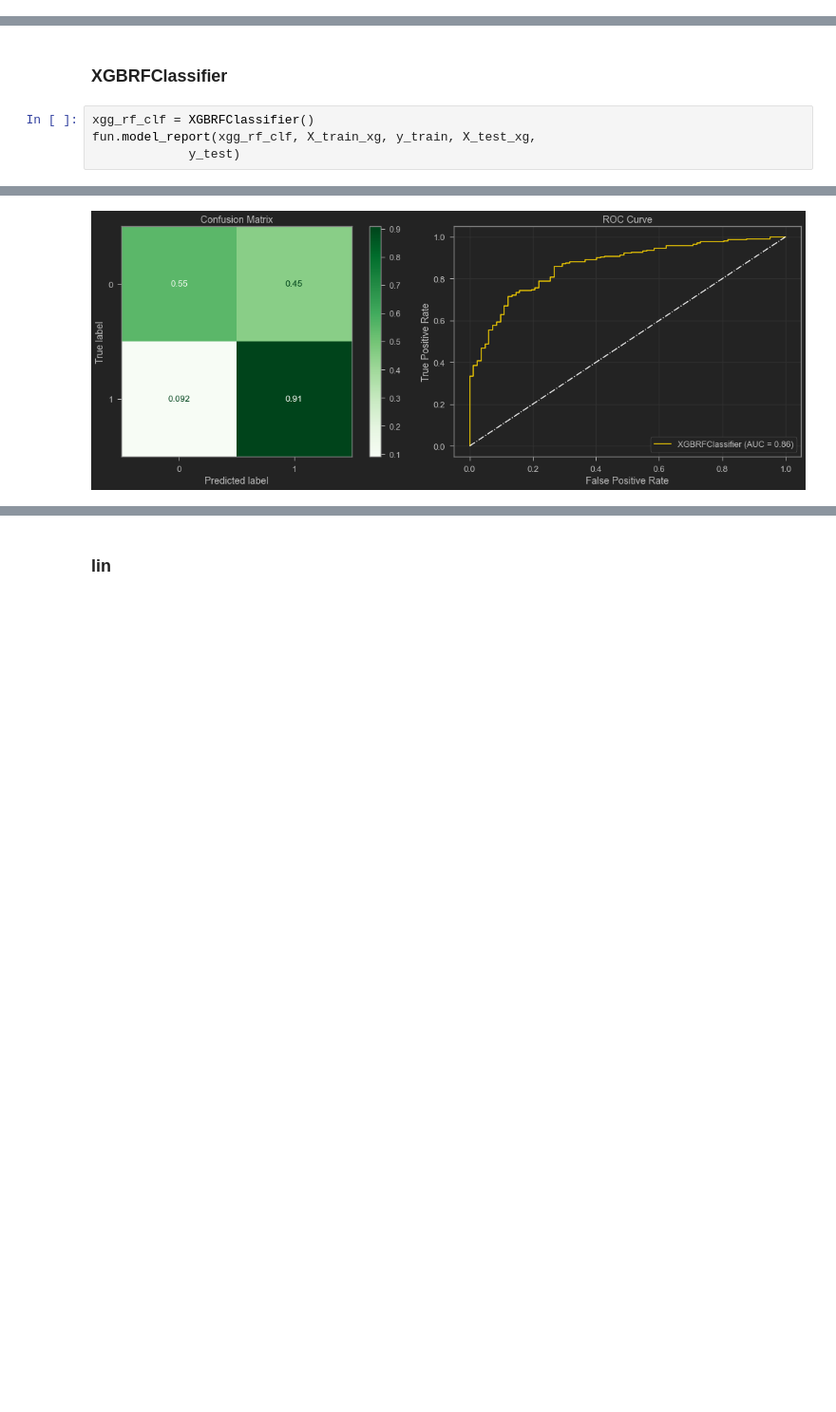
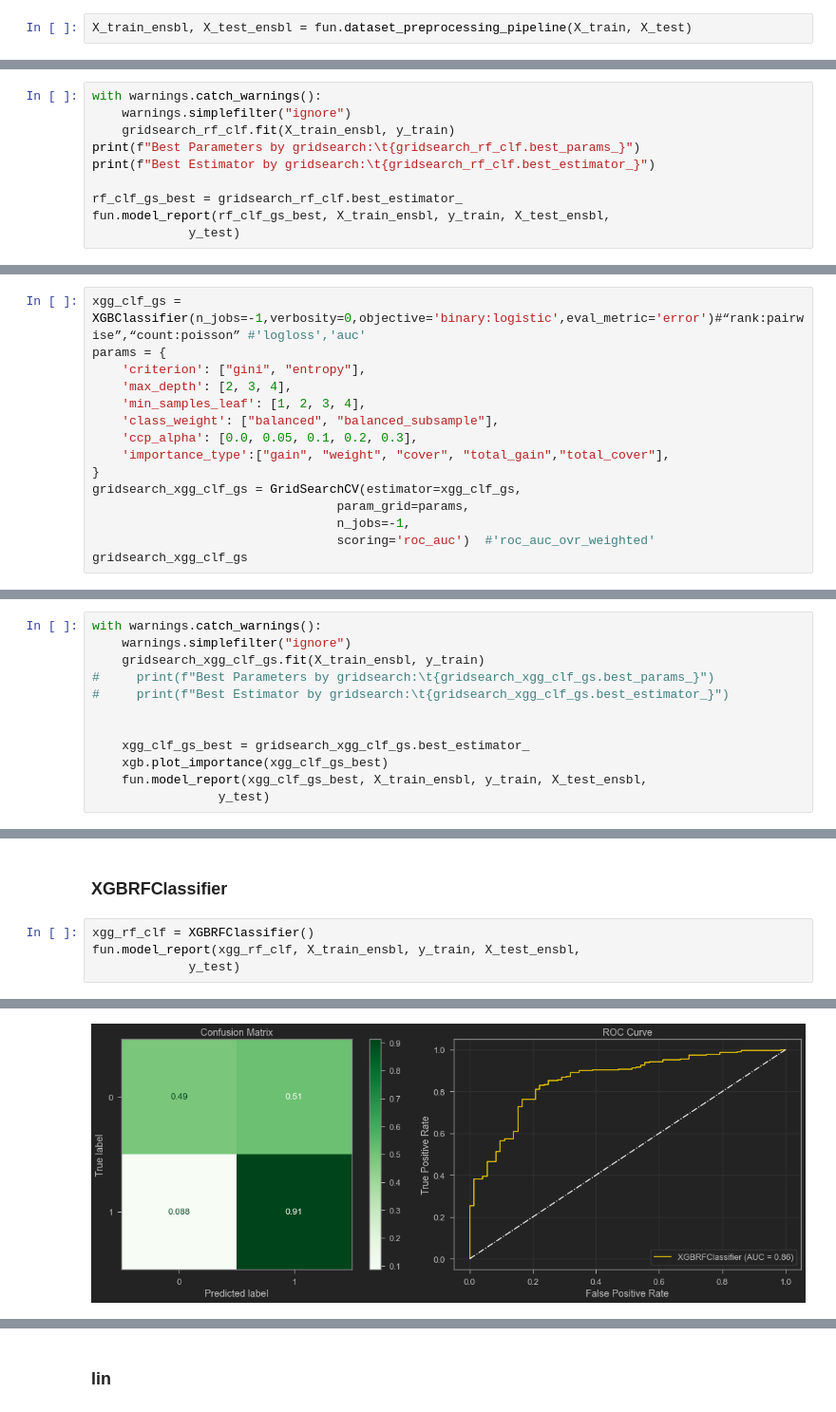
Before and after one commit to tamjid-ahsan/Garment-worker-efficiency, a Jupyter notebook: student.ipynb, the cells around one changed output, grey strips where cells are left out. Shown at 95% size. Drawn from its saved outputs; the diff is of its cells as text; blank space fills up the shorter version.

```diff
--- a/student.ipynb
+++ b/student.ipynb
@@ -650,3 +834,5 @@ X_test_xg = fun.df_preprocessing_pipeline(X_test).copy()
+# %%
+X_train_ensbl, X_test_ensbl = fun.dataset_preprocessing_pipeline(X_train, X_test)
 # %% [markdown]
 ### Random forest
 # %%
@@ -679,0 +888,10 @@ weighted avg       0.81      0.82      0.81       300
+# %%
+with warnings.catch_warnings():
+    warnings.simplefilter("ignore")
+    gridsearch_rf_clf.fit(X_train_ensbl, y_train)
+print(f"Best Parameters by gridsearch:\t{gridsearch_rf_clf.best_params_}")
+print(f"Best Estimator by gridsearch:\t{gridsearch_rf_clf.best_estimator_}")
+
+rf_clf_gs_best = gridsearch_rf_clf.best_estimator_
+fun.model_report(rf_clf_gs_best, X_train_ensbl, y_train, X_test_ensbl,
+             y_test)
@@ -705,0 +949,15 @@ weighted avg       0.82      0.81      0.81       300
+# %%
+xgg_clf_gs = XGBClassifier(n_jobs=-1,verbosity=0,objective='binary:logistic',eval_metric='error')#“rank:pairwise”,“count:poisson” #'logloss','auc'
+params = {
+    'criterion': ["gini", "entropy"],
+    'max_depth': [2, 3, 4],
+    'min_samples_leaf': [1, 2, 3, 4],
+    'class_weight': ["balanced", "balanced_subsample"],
+    'ccp_alpha': [0.0, 0.05, 0.1, 0.2, 0.3],
+    'importance_type':["gain", "weight", "cover", "total_gain","total_cover"],
+}
+gridsearch_xgg_clf_gs = GridSearchCV(estimator=xgg_clf_gs,
+                                 param_grid=params,
+                                 n_jobs=-1,
+                                 scoring='roc_auc')  #'roc_auc_ovr_weighted'
+gridsearch_xgg_clf_gs
@@ -705,0 +982,12 @@ weighted avg       0.82      0.81      0.81       300
+# %%
+with warnings.catch_warnings():
+    warnings.simplefilter("ignore")
+    gridsearch_xgg_clf_gs.fit(X_train_ensbl, y_train)
+#     print(f"Best Parameters by gridsearch:\t{gridsearch_xgg_clf_gs.best_params_}")
+#     print(f"Best Estimator by gridsearch:\t{gridsearch_xgg_clf_gs.best_estimator_}")
+
+
+    xgg_clf_gs_best = gridsearch_xgg_clf_gs.best_estimator_
+    xgb.plot_importance(xgg_clf_gs_best)
+    fun.model_report(xgg_clf_gs_best, X_train_ensbl, y_train, X_test_ensbl,
+                 y_test)
@@ -707,7 +1016,7 @@ weighted avg       0.82      0.81      0.81       300
 ### XGBRFClassifier
 # %%
 xgg_rf_clf = XGBRFClassifier()
-fun.model_report(xgg_rf_clf, X_train_xg, y_train, X_test_xg,
+fun.model_report(xgg_rf_clf, X_train_ensbl, y_train, X_test_ensbl,
              y_test)
 # %% [output]
 Report of XGBRFClassifier type model using train-test split dataset.
@@ -728,4 +1037,4 @@ Classification report of:
 weighted avg       0.80      0.81      0.80       300
 
 ************************************************************
-[figure, old version]
+[figure, new version]
```
Also changed, not shown: parts of 94 cells of this notebook, 11 other files.
